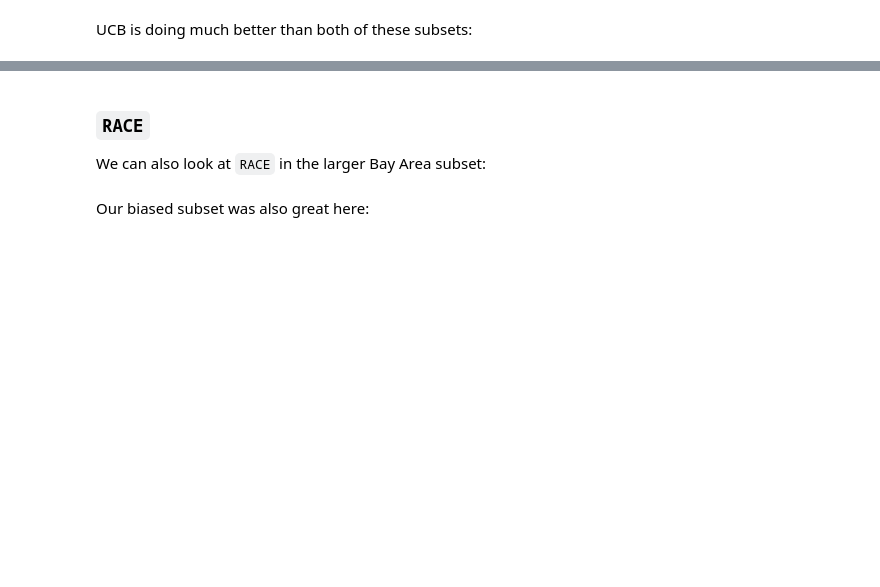
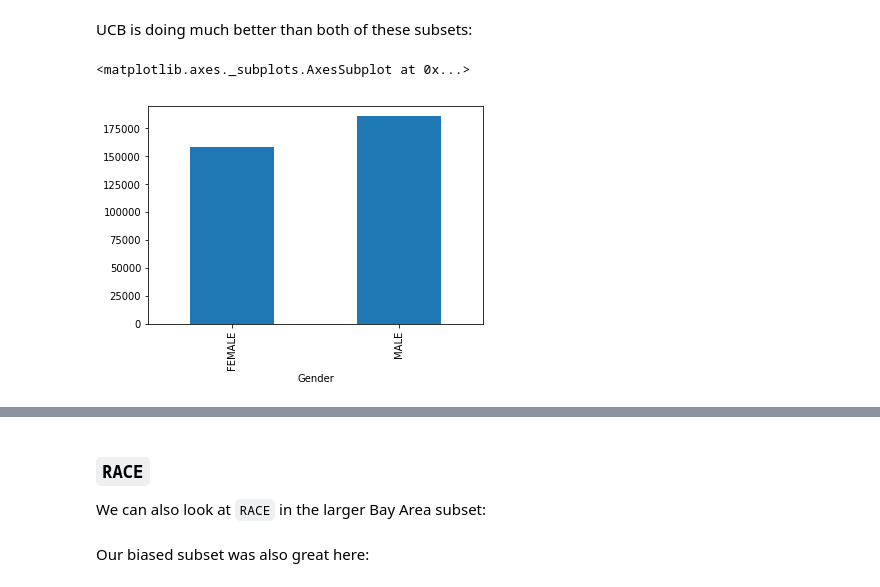
Before and after one commit to ds-modules/GWS-131, a Jupyter notebook: 02-Analysis.ipynb, the cells around one changed output, grey strips where cells are left out. Drawn from its saved outputs; the diff is of its cells as text; code cells hidden in the pictures; blank space fills up the shorter version.

```diff
--- a/02-Analysis.ipynb
+++ b/02-Analysis.ipynb
@@ -334,4 +540,8 @@ with_race.to_df().groupby(['SEX'])['INCTOT'].mean().plot.bar()
 # %% [markdown]
 UCB is doing much better than both of these subsets:
 # %%
-professors.to_df().groupby(['Gender'])['Gross Pay'].mean().plot.bar()
+professors_mean = professors.to_df().groupby(['Gender'])['Gross Pay'].mean()
+professors_mean.plot.bar()
+# %% [output]
+<matplotlib.axes._subplots.AxesSubplot at 0x...>
+[figure, added]
```
Also changed, not shown: parts of 39 cells of this notebook.
